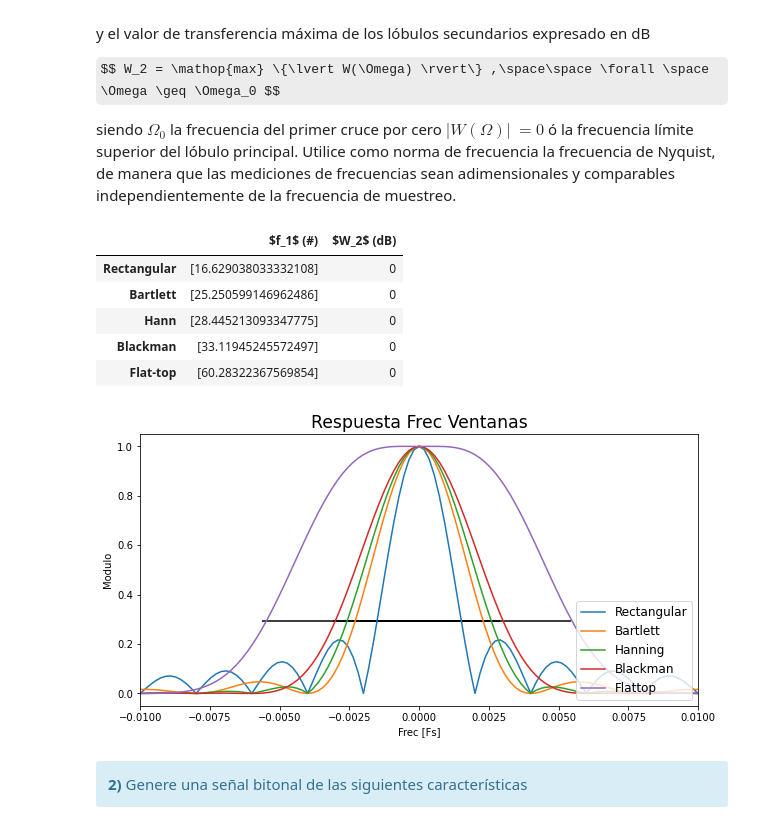
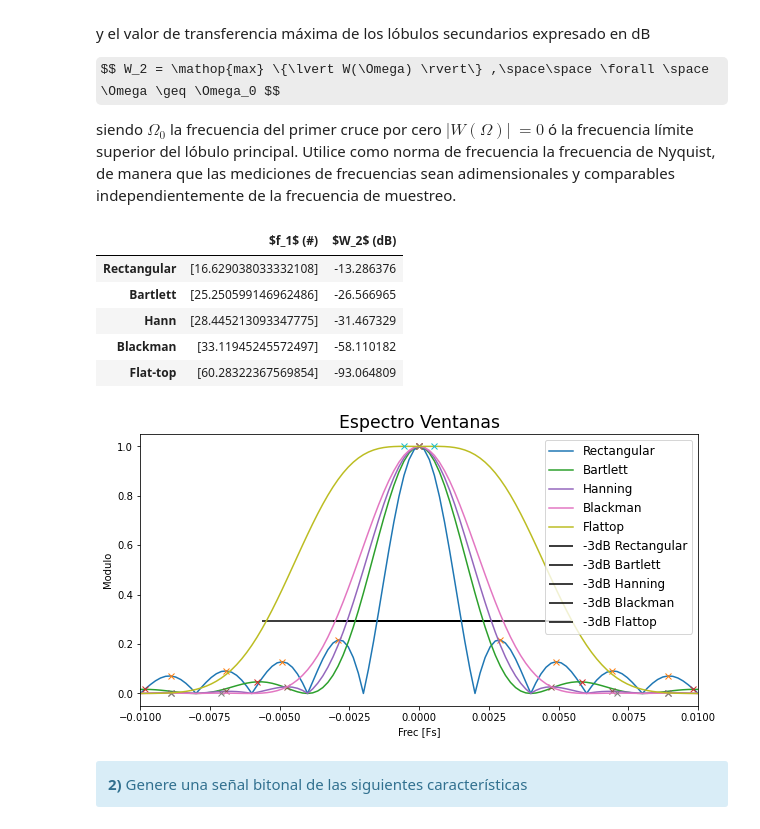
Before and after one commit to fcatuogno/PDS_TPs, a Jupyter notebook: TP2 - Ventanas.ipynb, the cells around one changed output. Cells and saved outputs as stored; diff of their text form; code cells hidden in the pictures; some formulas as TeX source.

```diff
--- a/TP2 - Ventanas.ipynb
+++ b/TP2 - Ventanas.ipynb
@@ -95,10 +95,10 @@ frec = np.fft.fftshift(frec)
 fig, ax2 = plt.subplots()
 for index in Ventanas:
     espectro[0:,index] /= np.amax(espectro[0:,index]) #Normalizo todas a 0dB
-    ax2.plot(frec, np.log10(espectro[0:,index]), label=Ventanas[index])
+    ax2.plot(frec, 20*np.log10(espectro[0:,index]), label=Ventanas[index])
 
-plt.xlim(-0.01, 0.01)
-plt.ylim(-8,0)
+plt.xlim(-0.02, 0.02)
+plt.ylim(-120,0)
 ax2.set_title('Respuesta Frec Ventanas', fontsize = 'xx-large')
 ax2.set_ylabel('Modulo [dB]')
 ax2.set_xlabel('Frec [fs]')
@@ -129,43 +129,48 @@ tus_resultados = [
                    #['', ''], # <-- acá debería haber numeritos :)
                    #['', ''], # <-- acá debería haber numeritos :)
                    #['', ''] # <-- acá debería haber numeritos :)
                  ]
 
 AnchoLobulo = []
 
 fig, ax3 = plt.subplots()
 for index in Ventanas:
 
+    ax2.plot(frec,np.log10(espectro[0:,index]), label=Ventanas[index])
     pico = np.argmax(espectro[0:,index])
+    picos,_ = signal.find_peaks(espectro[0:,index],)
+    valorpicos = np.sort(espectro[0:,index][picos])
+    diff_dB = 20*np.log10(valorpicos[-3]/valorpicos[-1])
     AnchoLobulo.append(signal.peak_widths(espectro[0:,index],[pico],rel_height=np.sqrt(2)/2))
     ax3.plot(frec,espectro[0:,index], label=Ventanas[index])
-    plt.hlines(AnchoLobulo[index][1],frec[int(AnchoLobulo[index][2])], frec[int(AnchoLobulo[index][3])])
+    ax3.hlines(AnchoLobulo[index][1],frec[int(AnchoLobulo[index][2])], frec[int(AnchoLobulo[index][3])], label='-3dB %s' %Ventanas[index])
+    plt.plot(frec[picos], espectro[0:,index][picos], "x")
 
-    tus_resultados.append([AnchoLobulo[index][0],'0'])
+    tus_resultados.append([AnchoLobulo[index][0],diff_dB])
 
 plt.xlim(-0.01, 0.01)
-ax3.set_title('Respuesta Frec Ventanas', fontsize = 'xx-large')
+ax3.set_title('Espectro Ventanas', fontsize = 'xx-large')
 ax3.set_ylabel('Modulo')
 ax3.set_xlabel('Frec [Fs]')
-ax3.legend(loc='lower right', fontsize='large')
+ax3.legend(loc='upper right', fontsize='large')
 
 df = DataFrame(tus_resultados, columns=['$f_1$ (#)', '$W_2$ (dB)'],
                index=[
                         'Rectangular',
                         'Bartlett',
                         'Hann',
                         'Blackman',
                         'Flat-top'
                      ])
 HTML(df.to_html())
 # %% [output]
 |  | $f_1$ (#) | $W_2$ (dB) |
-| Rectangular | [16.629038033332108] | 0 |
-| Bartlett | [25.250599146962486] | 0 |
-| Hann | [28.445213093347775] | 0 |
-| Blackman | [33.11945245572497] | 0 |
-| Flat-top | [60.28322367569854] | 0 |
+| Rectangular | [16.629038033332108] | -13.286376 |
+| Bartlett | [25.250599146962486] | -26.566965 |
+| Hann | [28.445213093347775] | -31.467329 |
+| Blackman | [33.11945245572497] | -58.110182 |
+| Flat-top | [60.28322367569854] | -93.064809 |
-[figure, old version]
+[figure, new version]
 # %% [markdown]
 <div class="alert alert-block alert-info">
 <b>2)</b> Genere una señal bitonal de las siguientes características
```
Also changed, not shown: parts of 1 cell of this notebook.
